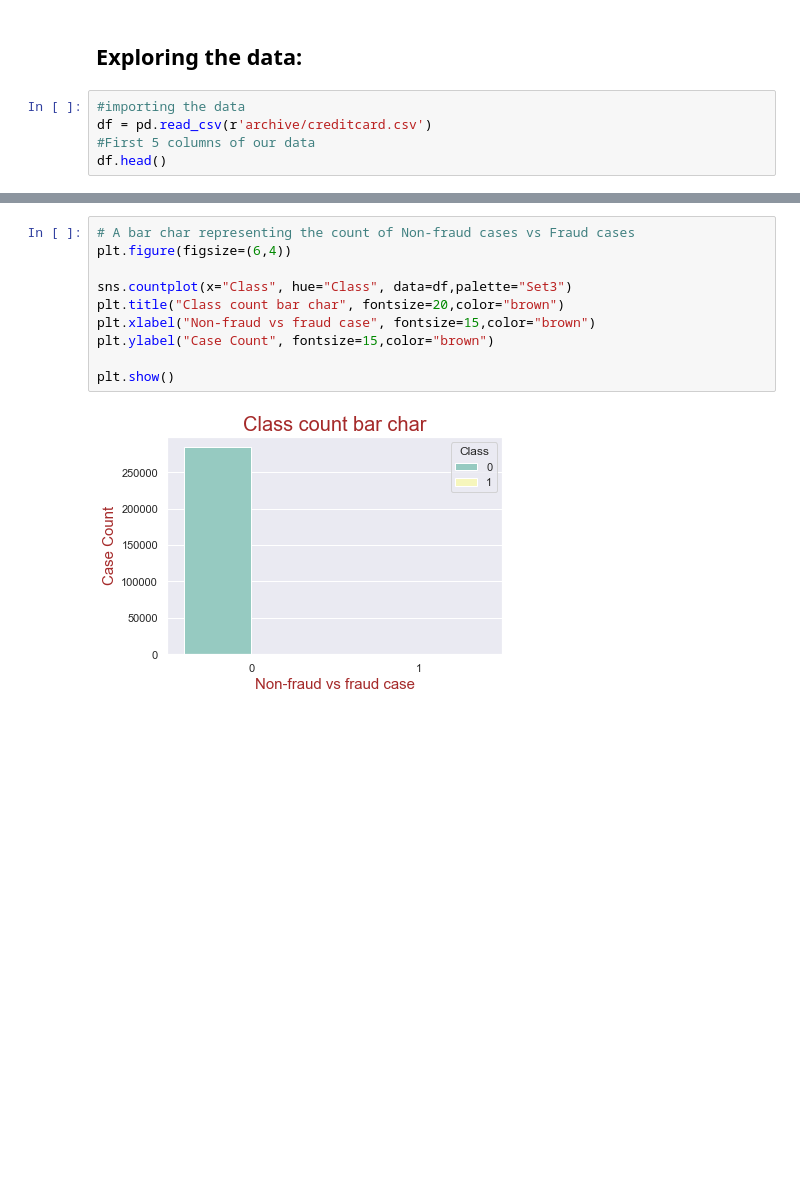
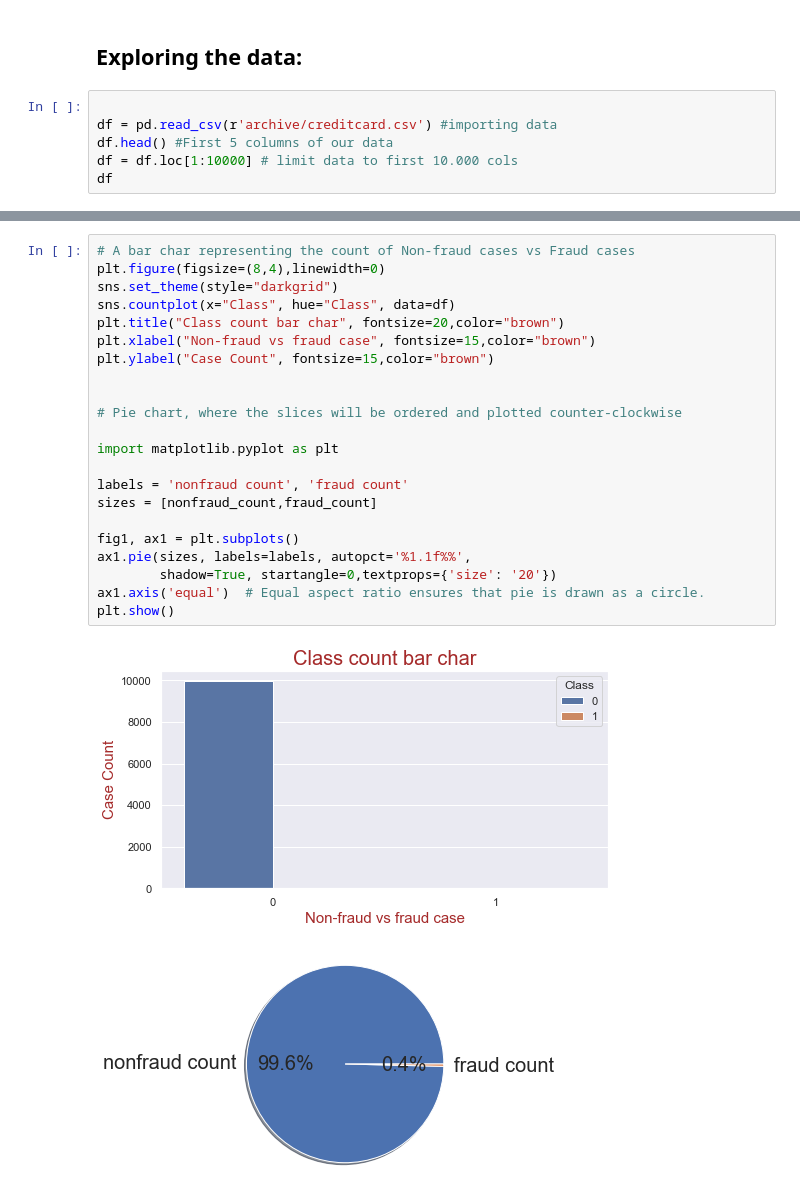
Before and after one commit to mbdev3/machineLearning, a Jupyter notebook: SVM.ipynb, the cells around one changed output, grey strips where cells are left out. Drawn from its saved outputs; the diff is of its cells as text; blank space fills up the shorter version.

```diff
--- a/SVM.ipynb
+++ b/SVM.ipynb
@@ -53,9 +66,10 @@ from sklearn import metrics
 # %% [markdown]
 ## <a name="2">Exploring the data:</a>
 # %%
-#importing the data
-df = pd.read_csv(r'archive/creditcard.csv')
-#First 5 columns of our data
-df.head()
+
+df = pd.read_csv(r'archive/creditcard.csv') #importing data
+df.head() #First 5 columns of our data
+df = df.loc[1:10000] # limit data to first 10.000 cols
+df
 # %% [output]
 |  | Time | V1 | V2 | V3 | V4 | V5 | V6 | V7 | V8 | V9 | ... | ... |
@@ -99,13 +119,26 @@ Percentage of fraud cases is : 0.17%
 --------------------------------------------
 # %%
 # A bar char representing the count of Non-fraud cases vs Fraud cases
-plt.figure(figsize=(6,4))
-
-sns.countplot(x="Class", hue="Class", data=df,palette="Set3")
+plt.figure(figsize=(8,4),linewidth=0)
+sns.set_theme(style="darkgrid")
+sns.countplot(x="Class", hue="Class", data=df)
 plt.title("Class count bar char", fontsize=20,color="brown")
 plt.xlabel("Non-fraud vs fraud case", fontsize=15,color="brown")
 plt.ylabel("Case Count", fontsize=15,color="brown")
 
+
+# Pie chart, where the slices will be ordered and plotted counter-clockwise
+
+import matplotlib.pyplot as plt
+
+labels = 'nonfraud count', 'fraud count'
+sizes = [nonfraud_count,fraud_count]
+
+fig1, ax1 = plt.subplots()
+ax1.pie(sizes, labels=labels, autopct='%1.1f%%',
+        shadow=True, startangle=0,textprops={'size': '20'})
+ax1.axis('equal')  # Equal aspect ratio ensures that pie is drawn as a circle.
 plt.show()
 # %% [output]
-[figure, old version]
+[figure, new version]
+[figure, added]
```
Also changed, not shown: parts of 23 cells of this notebook.
